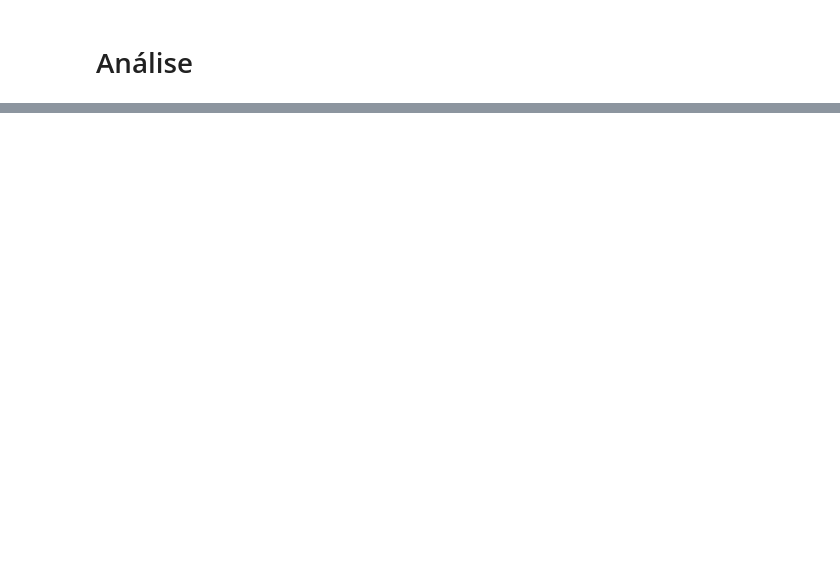
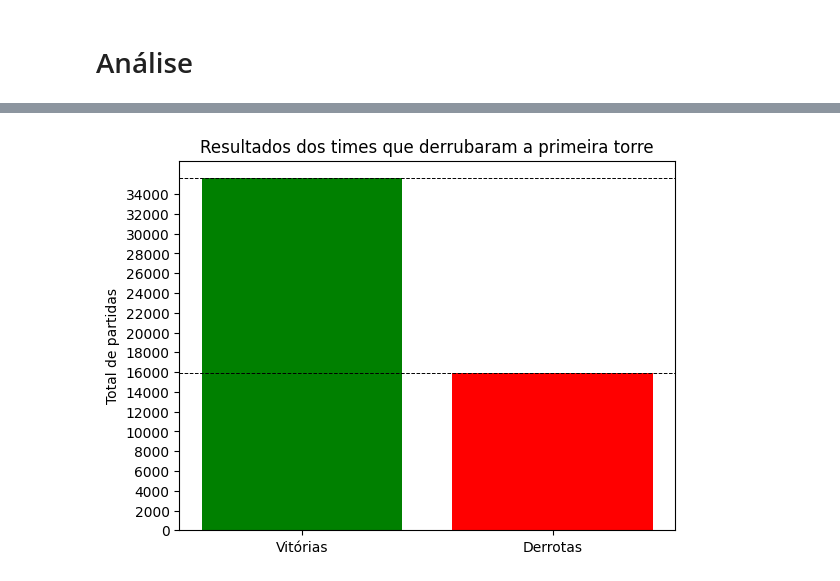
Before and after one commit to LuizGusQueiroz/Data_Science_AdaTech, a Jupyter notebook: Tecnicas_Programacao/Trabalho_Final/Analise_LOL.ipynb, the cells around one changed output, grey strips where cells are left out. Cells and saved outputs as stored; diff of their text form; code cells hidden in the pictures; blank space fills up the shorter version.

```diff
--- a/Tecnicas_Programacao/Trabalho_Final/Analise_LOL.ipynb
+++ b/Tecnicas_Programacao/Trabalho_Final/Analise_LOL.ipynb
@@ -195,0 +276,4 @@ Warning: total number of rows (51490) exceeds max_rows (20000). Limiting to firs
+# %%
+compara_vitorias(games, 'firstTower', 'Resultados dos times que derrubaram a primeira torre')
+# %% [output]
+[figure, added]
```
Also changed, not shown: parts of 14 cells of this notebook.
